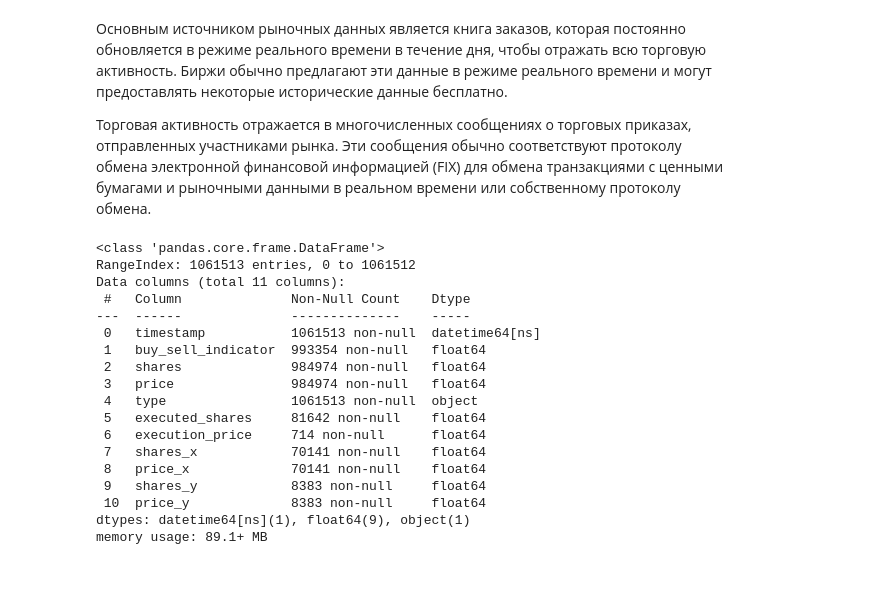
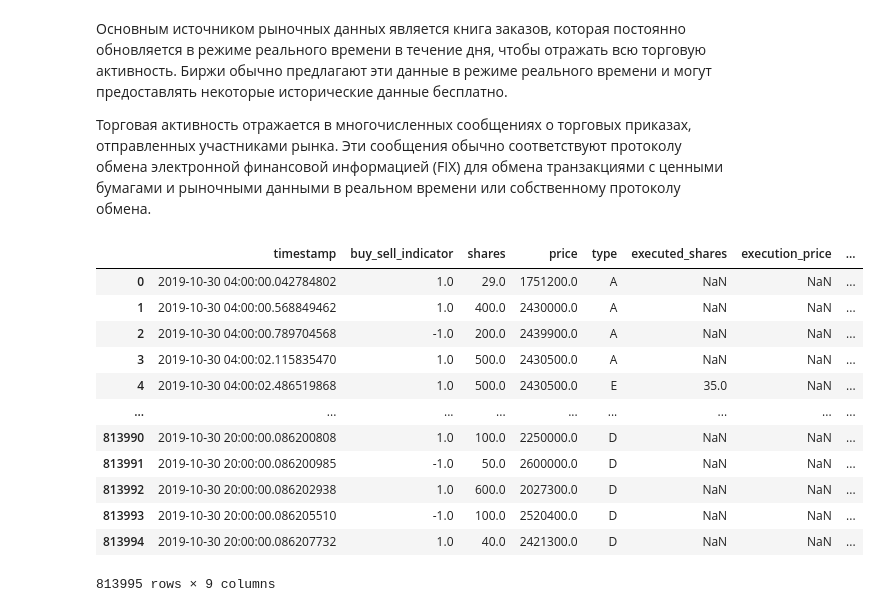
Before and after one commit to KarimEG45/MachineLearningTrading, a Jupyter notebook: 02_market_and_fundamental_data/01_NASDAQ_TotalView-ITCH_Order_Book/my_02_rebuild_nasdaq.ipynb, the cells around one changed output. Saved outputs shown, nothing was run; the diff lists cells and outputs as text; code cells hidden in the pictures; blank space fills up the shorter version.

```diff
--- a/02_market_and_fundamental_data/01_NASDAQ_TotalView-ITCH_Order_Book/my_02_rebuild_nasdaq.ipynb
+++ b/02_market_and_fundamental_data/01_NASDAQ_TotalView-ITCH_Order_Book/my_02_rebuild_nasdaq.ipynb
@@ -64,23 +71,18 @@ def get_messages(date, stock=stock):
     return data.drop(drop_cols, axis=1).sort_values('timestamp').reset_index(drop=True)
 # %%
 messages = get_messages(date)
-messages.info()
+messages
 # %% [output]
+|  | timestamp | buy_sell_indicator | shares | price | type | executed_shares | execution_price | ... |
+| 0 | 2019-10-30 04:00:00.042784802 | 1.0 | 29.0 | 1751200.0 | A | NaN | NaN | ... |
+| 1 | 2019-10-30 04:00:00.568849462 | 1.0 | 400.0 | 2430000.0 | A | NaN | NaN | ... |
+| 2 | 2019-10-30 04:00:00.789704568 | -1.0 | 200.0 | 2439900.0 | A | NaN | NaN | ... |
+| 3 | 2019-10-30 04:00:02.115835470 | 1.0 | 500.0 | 2430500.0 | A | NaN | NaN | ... |
+| 4 | 2019-10-30 04:00:02.486519868 | 1.0 | 500.0 | 2430500.0 | E | 35.0 | NaN | ... |
+| ... | ... | ... | ... | ... | ... | ... | ... | ... |
+| 813990 | 2019-10-30 20:00:00.086200808 | 1.0 | 100.0 | 2250000.0 | D | NaN | NaN | ... |
+| 813991 | 2019-10-30 20:00:00.086200985 | -1.0 | 50.0 | 2600000.0 | D | NaN | NaN | ... |
+| 813992 | 2019-10-30 20:00:00.086202938 | 1.0 | 600.0 | 2027300.0 | D | NaN | NaN | ... |
+| 813993 | 2019-10-30 20:00:00.086205510 | -1.0 | 100.0 | 2520400.0 | D | NaN | NaN | ... |
+| 813994 | 2019-10-30 20:00:00.086207732 | 1.0 | 40.0 | 2421300.0 | D | NaN | NaN | ... |
-<class 'pandas.core.frame.DataFrame'>
-RangeIndex: 1061513 entries, 0 to 1061512
-Data columns (total 11 columns):
- #   Column              Non-Null Count    Dtype
----  ------              --------------    -----
- 0   timestamp           1061513 non-null  datetime64[ns]
- 1   buy_sell_indicator  993354 non-null   float64
- 2   shares              984974 non-null   float64
- 3   price               984974 non-null   float64
- 4   type                1061513 non-null  object
- 5   executed_shares     81642 non-null    float64
- 6   execution_price     714 non-null      float64
- 7   shares_x            70141 non-null    float64
- 8   price_x             70141 non-null    float64
- 9   shares_y            8383 non-null     float64
- 10  price_y             8383 non-null     float64
-dtypes: datetime64[ns](1), float64(9), object(1)
-memory usage: 89.1+ MB
+813995 rows × 9 columns
```
Also changed, not shown: parts of 16 cells of this notebook, 2 other files.
